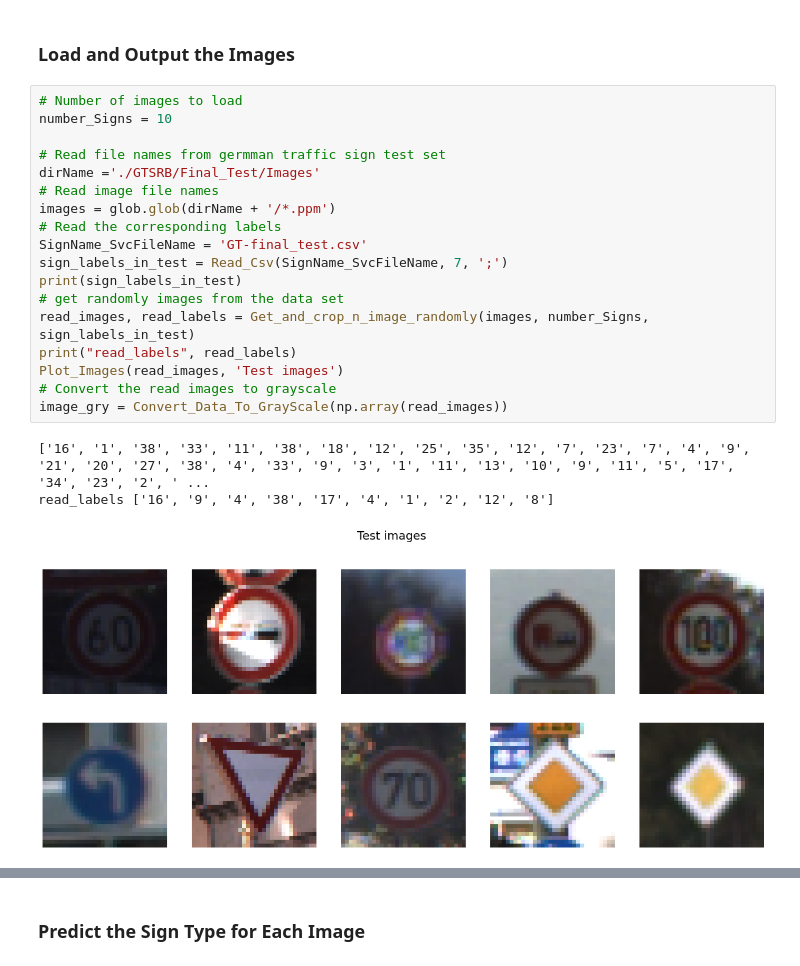
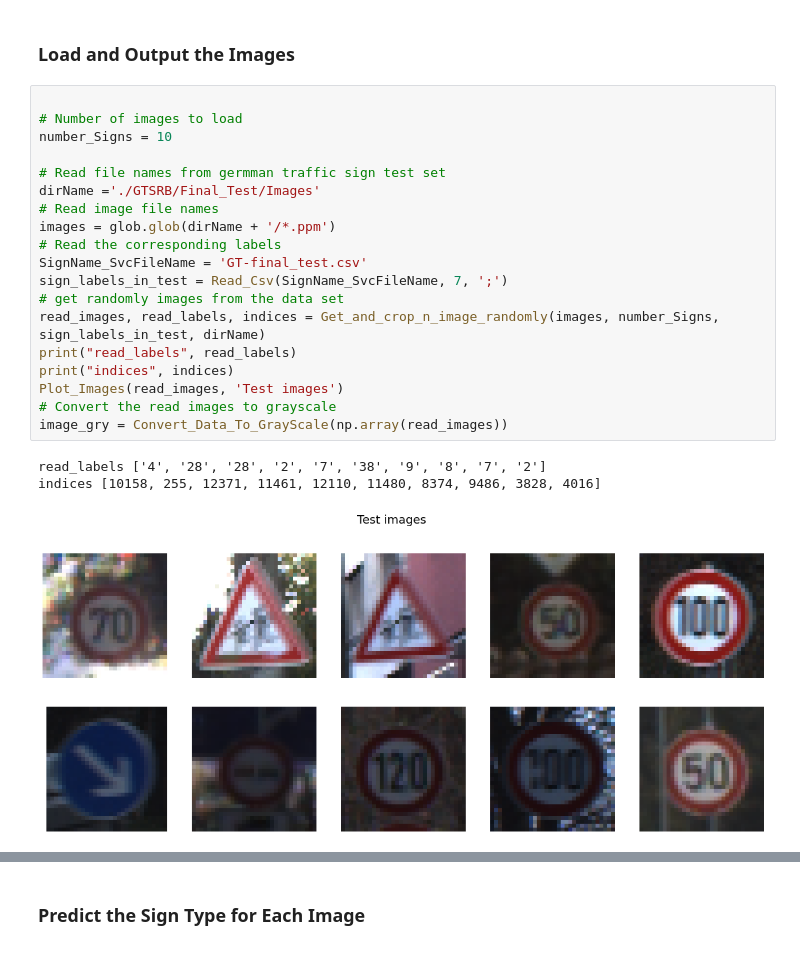
Before and after one commit to truongconghiep/CarND-Traffic-Sign-Classifier-Project, a Jupyter notebook: Traffic_Sign_Classifier.ipynb, the cells around one changed output, grey strips where cells are left out. Drawn from its saved outputs; the diff is of its cells as text.

Commit message:
fix bug in Get_and_crop_n_image_randomly

```diff
--- a/Traffic_Sign_Classifier.ipynb
+++ b/Traffic_Sign_Classifier.ipynb
@@ -522,24 +522,25 @@ Validation Accuracy = 0.968
 # %% [markdown]
 ### Load and Output the Images
 # %%
+
 # Number of images to load
 number_Signs = 10
 
 # Read file names from germman traffic sign test set
 dirName ='./GTSRB/Final_Test/Images'
 # Read image file names
 images = glob.glob(dirName + '/*.ppm')
 # Read the corresponding labels
 SignName_SvcFileName = 'GT-final_test.csv'
 sign_labels_in_test = Read_Csv(SignName_SvcFileName, 7, ';')
-print(sign_labels_in_test)
 # get randomly images from the data set
-read_images, read_labels = Get_and_crop_n_image_randomly(images, number_Signs, sign_labels_in_test)
+read_images, read_labels, indices = Get_and_crop_n_image_randomly(images, number_Signs, sign_labels_in_test, dirName)
 print("read_labels", read_labels)
+print("indices", indices)
 Plot_Images(read_images, 'Test images')
 # Convert the read images to grayscale
 image_gry = Convert_Data_To_GrayScale(np.array(read_images))
 # %% [output]
-['16', '1', '38', '33', '11', '38', '18', '12', '25', '35', '12', '7', '23', '7', '4', '9', '21', '20', '27', '38', '4', '33', '9', '3', '1', '11', '13', '10', '9', '11', '5', '17', '34', '23', '2', ' ...
-read_labels ['16', '9', '4', '38', '17', '4', '1', '2', '12', '8']
+read_labels ['4', '28', '28', '2', '7', '38', '9', '8', '7', '2']
+indices [10158, 255, 12371, 11461, 12110, 11480, 8374, 9486, 3828, 4016]
-[figure, old version]
+[figure, new version]
```
Also changed, not shown: parts of 7 cells of this notebook, 3 other files.
